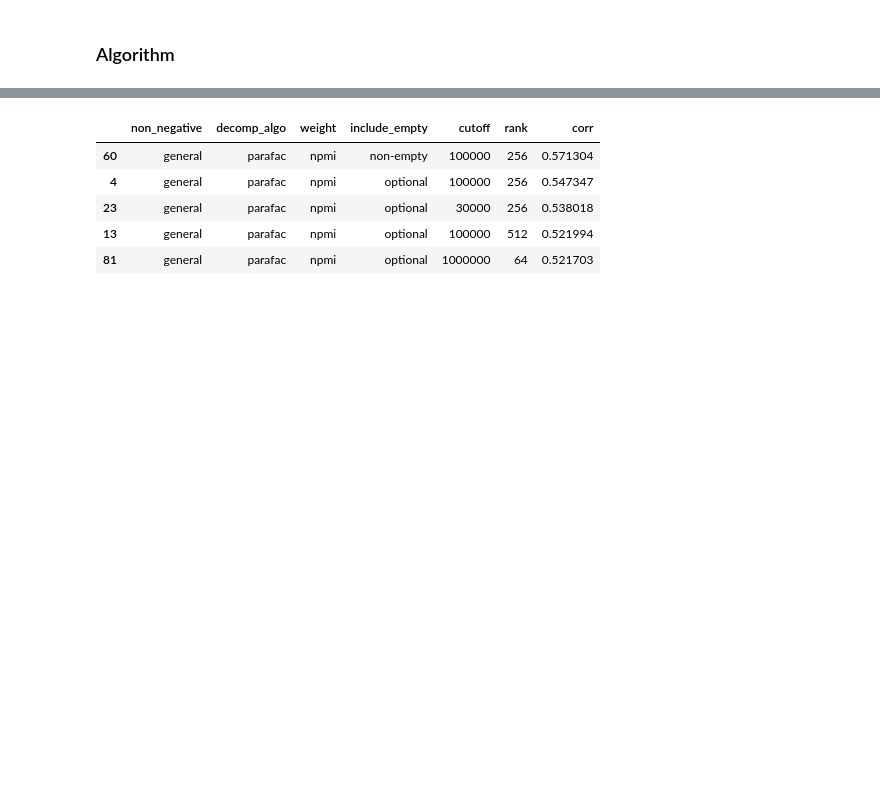
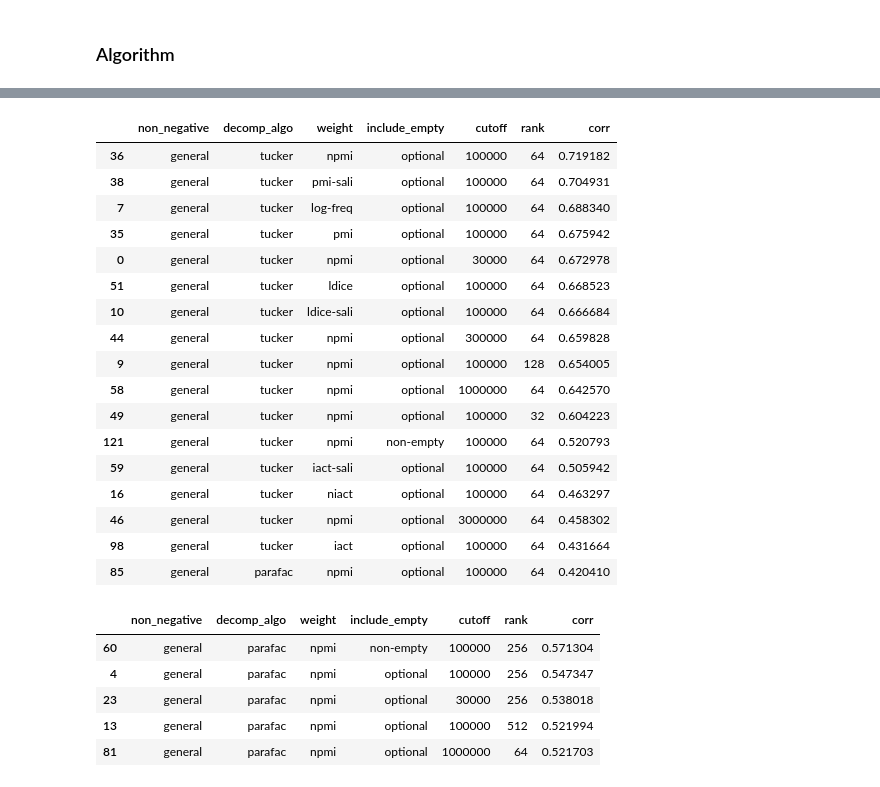
Before and after one commit to makrai/verb-tensor, a Jupyter notebook: eval.ipynb, the cells around one changed output, grey strips where cells are left out. Drawn from its saved outputs; the diff is of its cells as text; code cells hidden in the pictures; blank space fills up the shorter version.

Commit message:
General tucker ablated

```diff
--- a/eval.ipynb
+++ b/eval.ipynb
@@ -438,3 +447,26 @@ df.head()
+# %%
+param_is_same_l = [df.non_negative=='general', df.decomp_algo=='tucker', df.weight=='npmi',
+                   df.include_empty=='optional', df.cutoff==100000, df['rank']==64]
+df[reduce(lambda ser1, ser2: ser1.astype(int) + ser2.astype(int), param_is_same_l)>=5]
+# %% [output]
+|  | non_negative | decomp_algo | weight | include_empty | cutoff | rank | corr |
+| 36 | general | tucker | npmi | optional | 100000 | 64 | 0.719182 |
+| 38 | general | tucker | pmi-sali | optional | 100000 | 64 | 0.704931 |
+| 7 | general | tucker | log-freq | optional | 100000 | 64 | 0.688340 |
+| 35 | general | tucker | pmi | optional | 100000 | 64 | 0.675942 |
+| 0 | general | tucker | npmi | optional | 30000 | 64 | 0.672978 |
+| 51 | general | tucker | ldice | optional | 100000 | 64 | 0.668523 |
+| 10 | general | tucker | ldice-sali | optional | 100000 | 64 | 0.666684 |
+| 44 | general | tucker | npmi | optional | 300000 | 64 | 0.659828 |
+| 9 | general | tucker | npmi | optional | 100000 | 128 | 0.654005 |
+| 58 | general | tucker | npmi | optional | 1000000 | 64 | 0.642570 |
+| 49 | general | tucker | npmi | optional | 100000 | 32 | 0.604223 |
+| 121 | general | tucker | npmi | non-empty | 100000 | 64 | 0.520793 |
+| 59 | general | tucker | iact-sali | optional | 100000 | 64 | 0.505942 |
+| 16 | general | tucker | niact | optional | 100000 | 64 | 0.463297 |
+| 46 | general | tucker | npmi | optional | 3000000 | 64 | 0.458302 |
+| 98 | general | tucker | iact | optional | 100000 | 64 | 0.431664 |
+| 85 | general | parafac | npmi | optional | 100000 | 64 | 0.420410 |
 # %%
 df[(df.non_negative=='general')&(df.decomp_algo=='parafac')].head()
 # %% [output]
```
Also changed, not shown: parts of 4 cells of this notebook.
